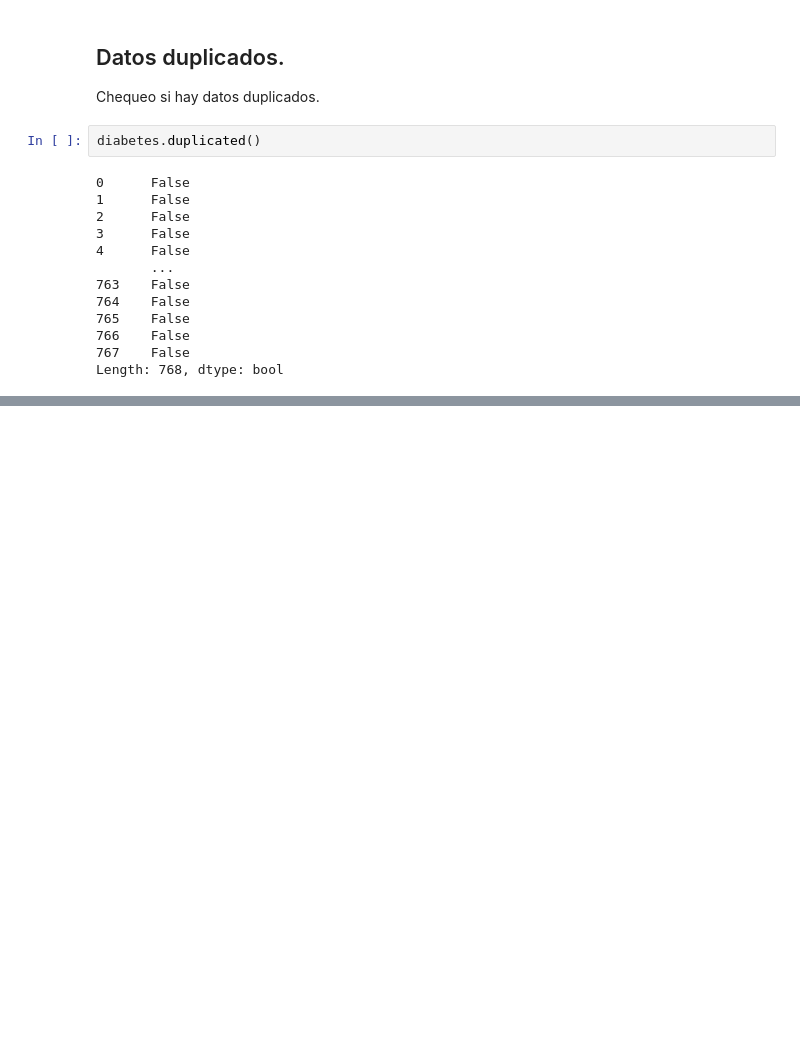
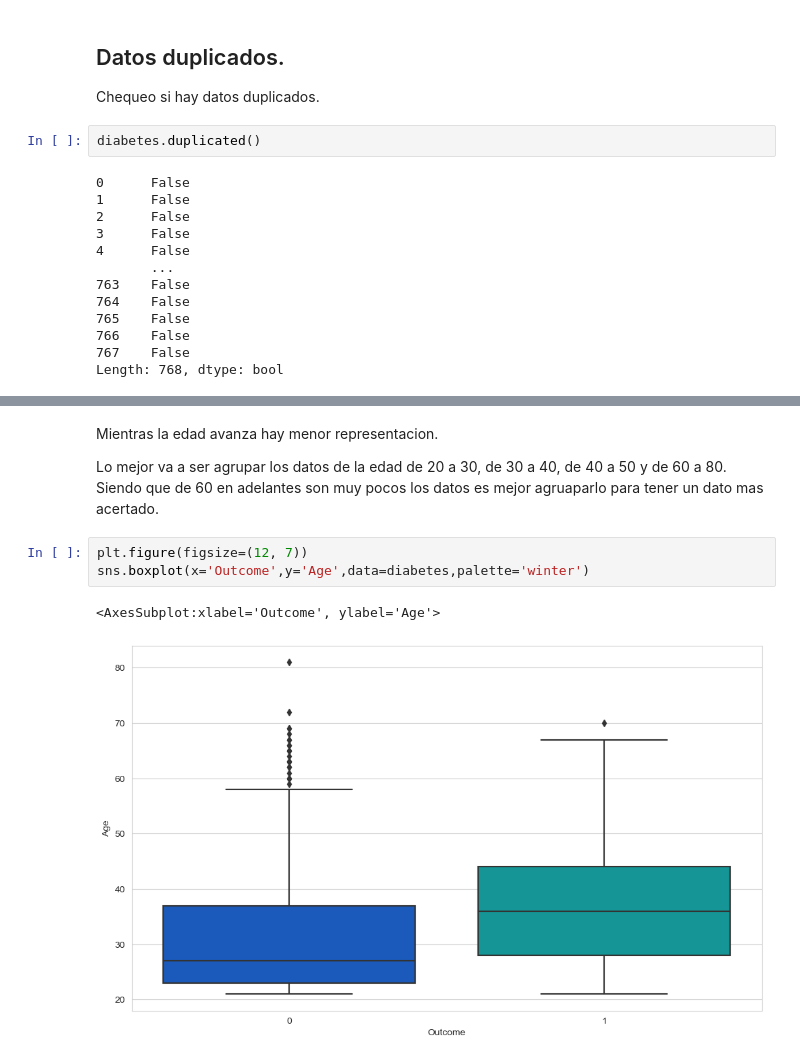
Before and after one commit to NahuelCl/Proyecto-TP-1, a Jupyter notebook: analisis.ipynb, the cells around one changed output, grey strips where cells are left out. Saved outputs shown, nothing was run; the diff lists cells and outputs as text; blank space fills up the shorter version.

```diff
--- a/analisis.ipynb
+++ b/analisis.ipynb
@@ -59,0 +80,10 @@ Length: 768, dtype: bool
+# %% [markdown]
+Mientras la edad avanza hay menor representacion.
+
+Lo mejor va  a ser agrupar los datos de la edad de 20 a 30, de 30 a 40, de 40 a 50 y de 60 a 80. Siendo que de 60 en adelantes son muy pocos los datos es mejor agruaparlo para tener un dato mas acertado.
+# %%
+plt.figure(figsize=(12, 7))
+sns.boxplot(x='Outcome',y='Age',data=diabetes,palette='winter')
+# %% [output]
+<AxesSubplot:xlabel='Outcome', ylabel='Age'>
+[figure, added]
```
Also changed, not shown: parts of 22 cells of this notebook.
